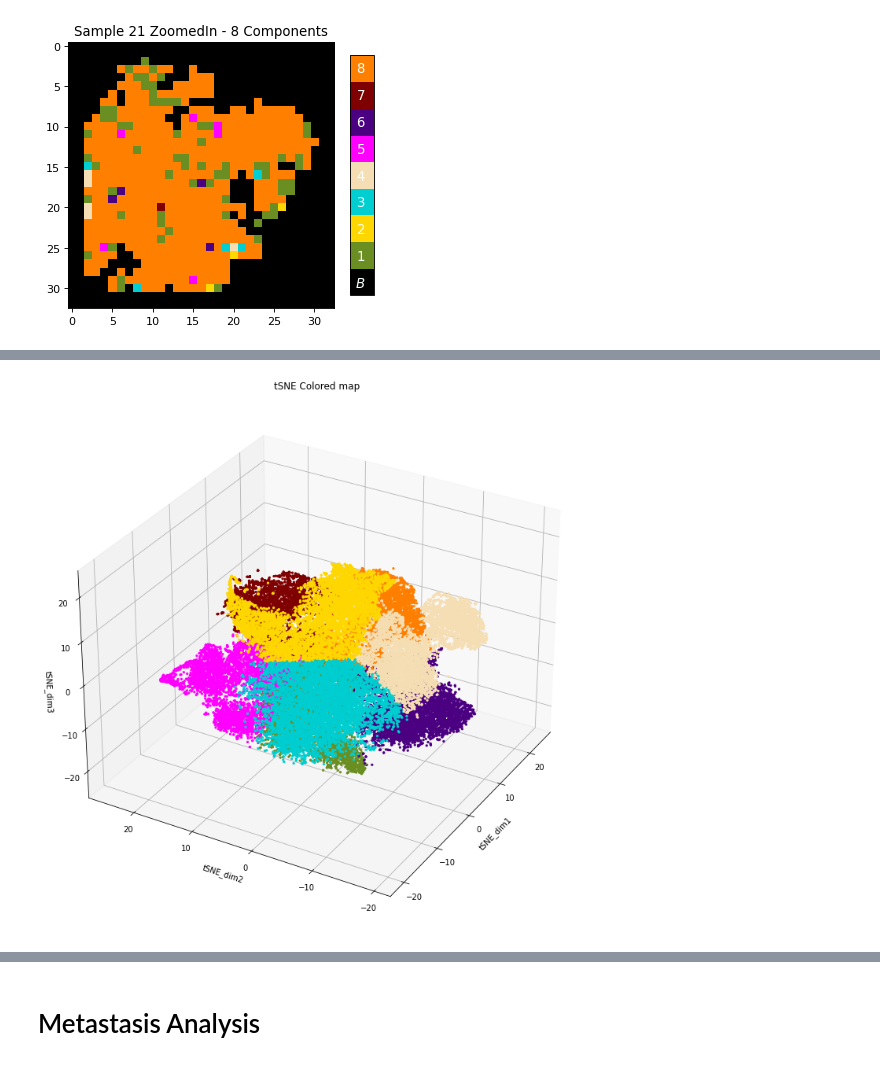
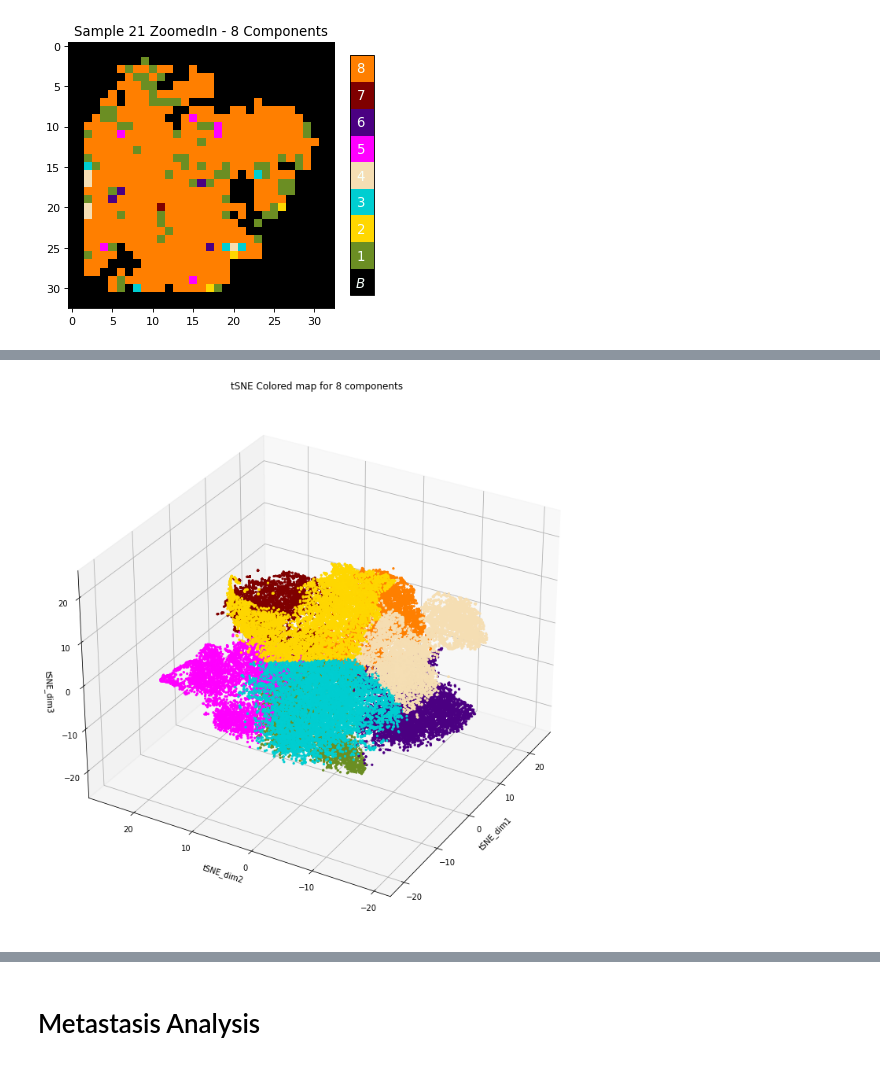
Before and after one commit to Youssef-Saleh/GP-MSI, a Jupyter notebook: Breast_Cancer.ipynb, the cells around one changed output, grey strips where cells are left out. Saved outputs shown, nothing was run; the diff lists cells and outputs as text; code cells hidden in the pictures.

```diff
--- a/Breast_Cancer.ipynb
+++ b/Breast_Cancer.ipynb
@@ -538,25 +603,24 @@ for j, lab in enumerate(['$B$','$1$','$2$','$3$','$4$','$5$','$6$','$7$','$8$'])
 # %%
-colors = ["#16235A","#F28A30","#888C46"]
 ax = plt.figure(figsize=(16,10)).gca(projection='3d')
 scatter_3d = ax.scatter(
     xs=tsne_df['tSNE_dim1'],
     ys=tsne_df['tSNE_dim2'],
     zs=tsne_df['tSNE_dim3'],
     c = kmeans.labels_,
     cmap = cmapTSNE,
     s = 5,
     alpha = 1,
 )
 
 ax.set_xlabel('tSNE_dim1')
 ax.set_ylabel('tSNE_dim2')
 ax.set_zlabel('tSNE_dim3')
-ax.set_title("tSNE Colored map")
+ax.set_title("tSNE Colored map for 8 components")
 
 
 # elev is z-axis, +ve moves up, -ve moves down
 # azim is x axis, +ve moves right, -ve moves left
 ax.view_init(elev = 30 , azim = -150)
 plt.tight_layout()
 # %% [output]
-[figure, old version]
+[figure, new version]
```
Also changed, not shown: parts of 20 cells of this notebook.
